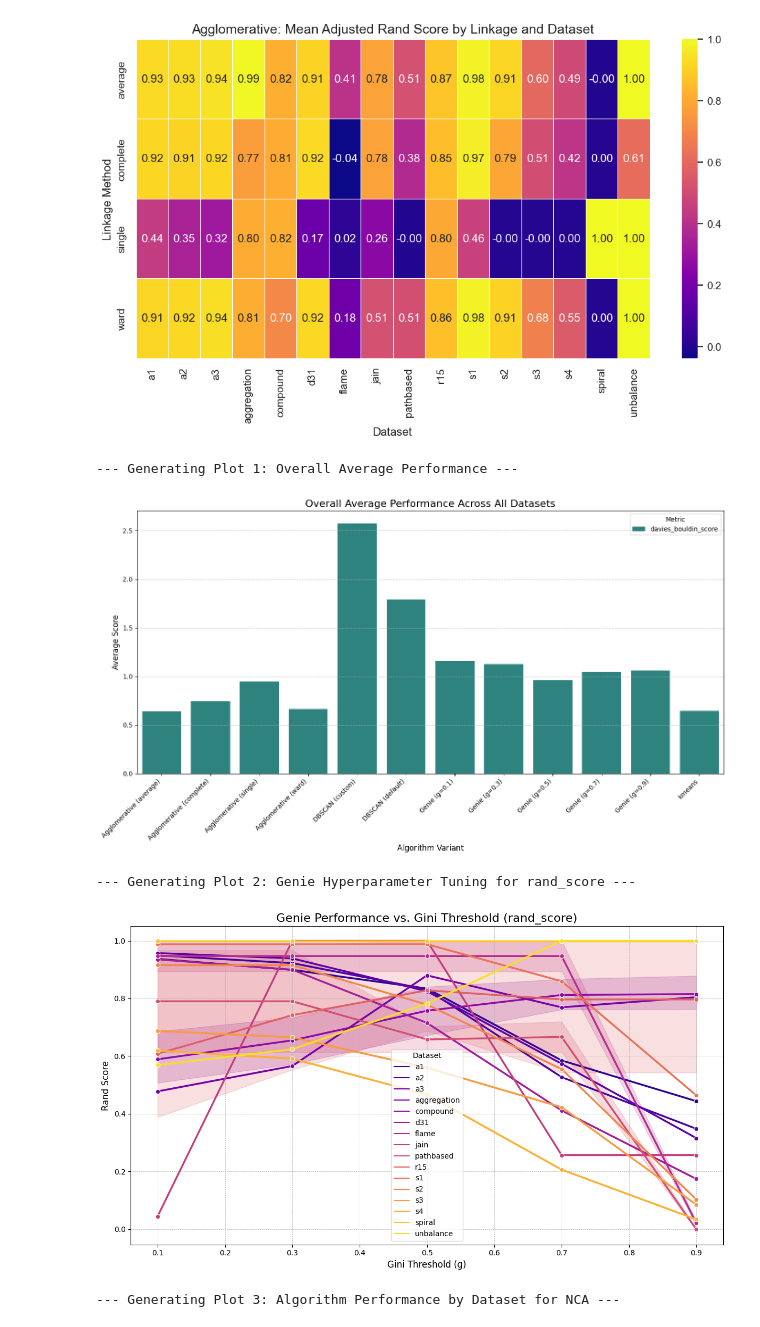
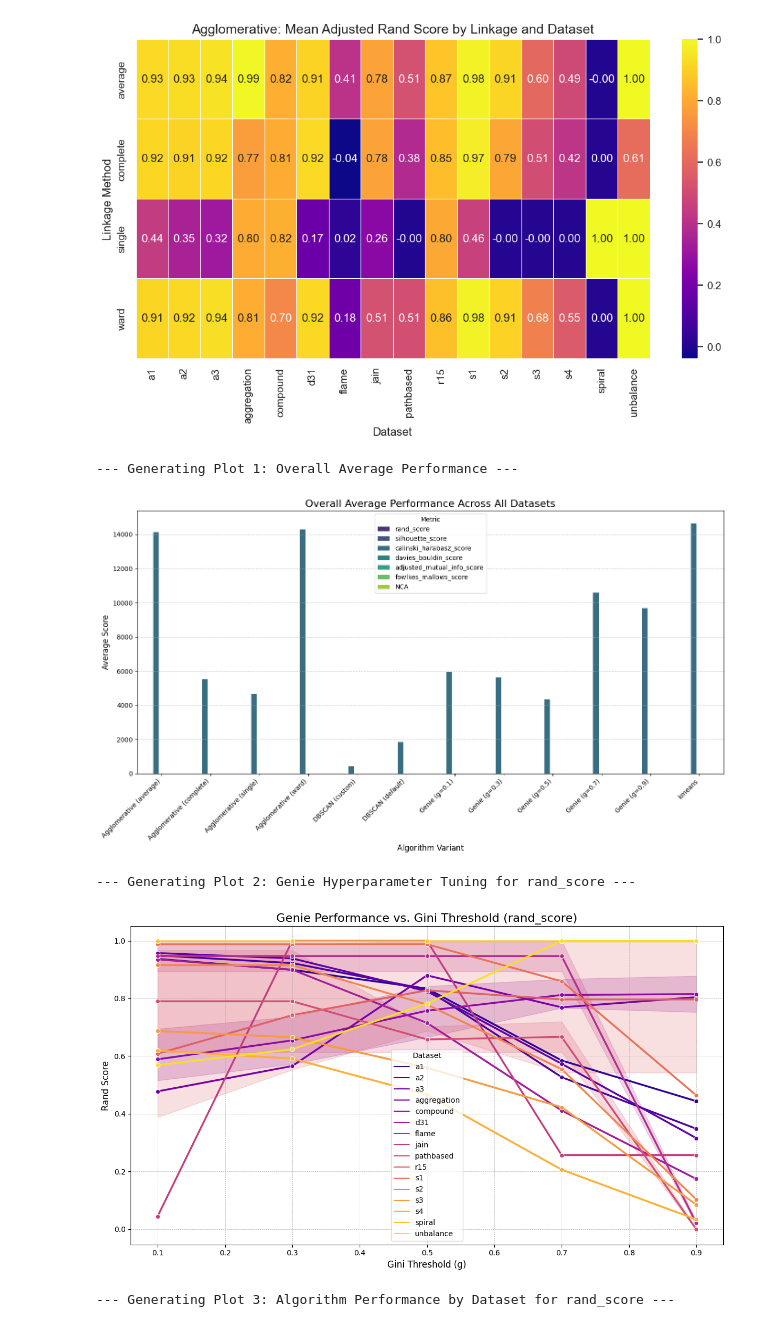
Before and after one commit to nizwant/dev_project, a Jupyter notebook: materials/05_visualize_the_results.ipynb, the cells around one changed output. Drawn from its saved outputs; the diff is of its cells as text; code cells hidden in the pictures.

Commit message:
feat: generate few more visualizations

```diff
--- a/materials/05_visualize_the_results.ipynb
+++ b/materials/05_visualize_the_results.ipynb
@@ -197,8 +197,13 @@ df["algorithm_label"] = df.apply(create_algorithm_label, axis=1)
 
 # Define a list of key external metrics to plot
 METRICS_TO_PLOT = [
-    # "calinski_harabasz_score",
+    "rand_score",
+    "silhouette_score",
+    "calinski_harabasz_score",
     "davies_bouldin_score",
+    "adjusted_mutual_info_score",
+    "fowlkes_mallows_score",
+    "NCA",
 ]
 
 
@@ -277,37 +282,42 @@ def plot_performance_by_dataset(dataf, metric="NCA"):
         "Agglomerative (average)",
         "Genie (g=0.1)",
         "DBSCAN (custom)",  # The one that actually worked
     ]
     df_plot = dataf[dataf["algorithm_label"].isin(top_variants)].copy()
 
     plt.figure(figsize=(14, 8))
     sns.barplot(
-        data=df_plot, x="dataset", y=metric, hue="algorithm_label", palette="cubehelix"
+        data=df_plot,
+        x="dataset",
+        y=metric,
+        hue="algorithm_label",
+        palette="cubehelix",
+        errorbar=None,
     )
 
     plt.title(f"Comparison of Top Algorithms by Dataset ({metric})", fontsize=16)
     plt.xlabel("Dataset", fontsize=12)
     plt.ylabel(f'{metric.replace("_", " ").title()}', fontsize=12)
-    plt.ylim(0, 1.05)  # Scores are typically between 0 and 1
+    # plt.ylim(0, 1.05)  # Scores are typically between 0 and 1
     plt.grid(axis="y", linestyle="--", alpha=0.7)
     plt.legend(title="Algorithm")
     plt.tight_layout()
     plt.show()
 
 
 # --- 4. Run Visualization Functions ---
 if __name__ == "__main__":
     # Plot 1: The big picture
     plot_overall_performance(df, METRICS_TO_PLOT)
 
     # Plot 2: A deep dive into Genie's parameters
     plot_genie_hyperparameter_tuning(df, metric="rand_score")
 
     # Plot 3: A practical comparison on each dataset
-    plot_performance_by_dataset(df, metric="NCA")
+    plot_performance_by_dataset(df, metric="rand_score")
 # %% [output]
 --- Generating Plot 1: Overall Average Performance ---
-[figure, old version]
+[figure, new version]
 --- Generating Plot 2: Genie Hyperparameter Tuning for rand_score ---
 [figure]
---- Generating Plot 3: Algorithm Performance by Dataset for NCA ---
+--- Generating Plot 3: Algorithm Performance by Dataset for rand_score ---
```
Also changed, not shown: parts of 2 cells of this notebook.
